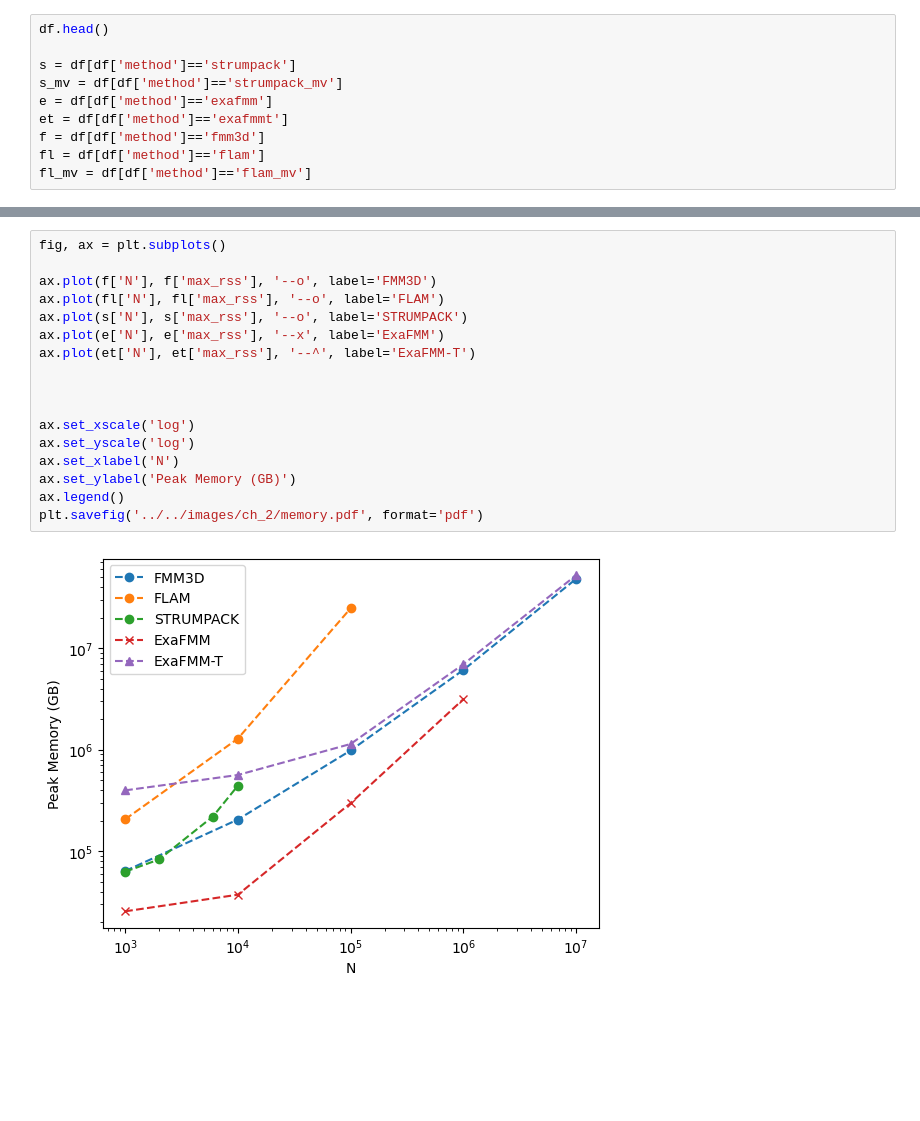
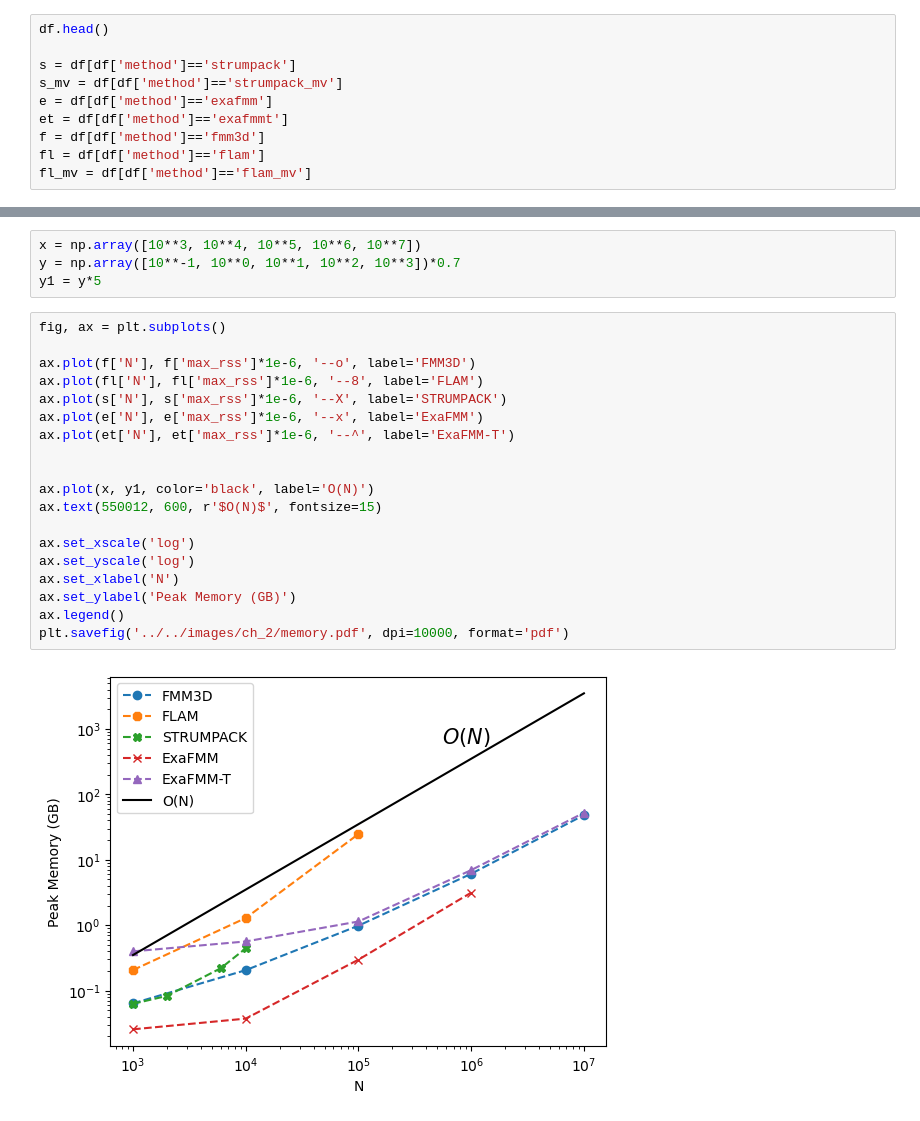
Before and after one commit to skailasa/phd-thesis, a Jupyter notebook: code/ch_2/scaling.ipynb, the cells around one changed output, grey strips where cells are left out. Saved outputs shown, nothing was run; the diff lists cells and outputs as text; blank space fills up the shorter version.

```diff
--- a/code/ch_2/scaling.ipynb
+++ b/code/ch_2/scaling.ipynb
@@ -53,19 +63,25 @@ plt.savefig('../../images/ch_2/alg_matvec.pdf', format='pdf')
+# %%
+x = np.array([10**3, 10**4, 10**5, 10**6, 10**7])
+y = np.array([10**-1, 10**0, 10**1, 10**2, 10**3])*0.7
+y1 = y*5
 # %%
 fig, ax = plt.subplots()
 
-ax.plot(f['N'], f['max_rss'], '--o', label='FMM3D')
-ax.plot(fl['N'], fl['max_rss'], '--o', label='FLAM')
-ax.plot(s['N'], s['max_rss'], '--o', label='STRUMPACK')
-ax.plot(e['N'], e['max_rss'], '--x', label='ExaFMM')
-ax.plot(et['N'], et['max_rss'], '--^', label='ExaFMM-T')
+ax.plot(f['N'], f['max_rss']*1e-6, '--o', label='FMM3D')
+ax.plot(fl['N'], fl['max_rss']*1e-6, '--8', label='FLAM')
+ax.plot(s['N'], s['max_rss']*1e-6, '--X', label='STRUMPACK')
+ax.plot(e['N'], e['max_rss']*1e-6, '--x', label='ExaFMM')
+ax.plot(et['N'], et['max_rss']*1e-6, '--^', label='ExaFMM-T')
 
 
+ax.plot(x, y1, color='black', label='O(N)')
+ax.text(550012, 600, r'$O(N)$', fontsize=15)
 
 ax.set_xscale('log')
 ax.set_yscale('log')
 ax.set_xlabel('N')
 ax.set_ylabel('Peak Memory (GB)')
 ax.legend()
-plt.savefig('../../images/ch_2/memory.pdf', format='pdf')
+plt.savefig('../../images/ch_2/memory.pdf', dpi=10000, format='pdf')
 # %% [output]
-[figure, old version]
+[figure, new version]
```
Also changed, not shown: parts of 5 cells of this notebook, 11 other files.
